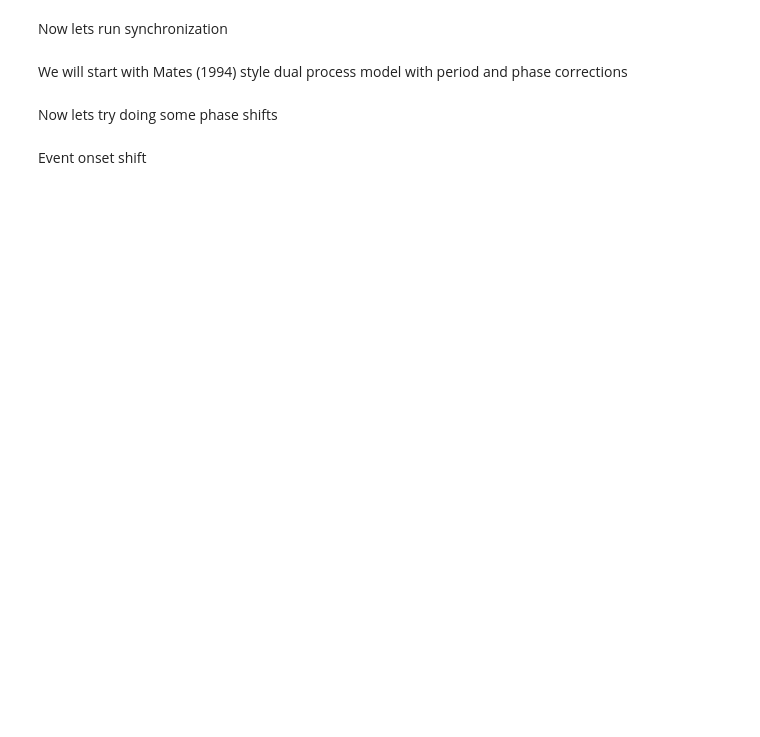
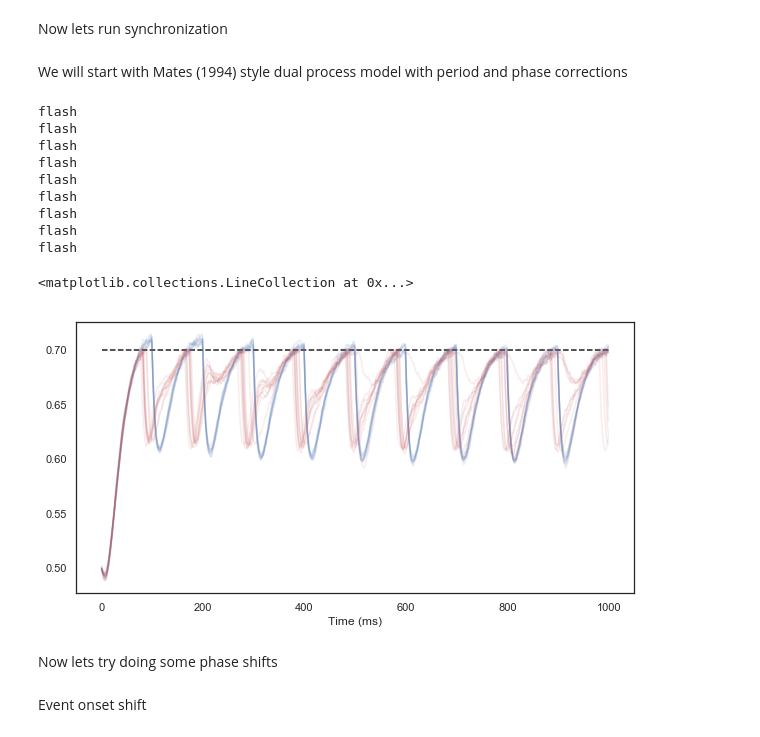
Before and after one commit to jazlab/SE_NL_MJ_2020, a Jupyter notebook: SynchronizationNetwork.ipynb, the cells around one changed output. Cells and saved outputs as stored; diff of their text form; code cells hidden in the pictures; blank space fills up the shorter version.

Commit message:
Updated SynchronizationNetwork to allow for parallel trials

```diff
--- a/SynchronizationNetwork.ipynb
+++ b/SynchronizationNetwork.ipynb
@@ -377,6 +379,7 @@ def start_dual_process_model(state_init, params, niter, duration):
     sig_lst: list of sig in this simulation
 
     '''
+    ## NOTE: reset signal is not the same as the single module network in RSG task ##
 
     # Unpack parameters of the simulation
     Wut = params['Wut']
@@ -447,18 +450,10 @@ def start_dual_process_model(state_init, params, niter, duration):
 
 
         # u-v and y update
-        if yP >= y0:
-            sigP = 1.0
-            print('produce')
-        else:
-            sigP = 0.0
+        sigP = (yP >= y0).astype('float')
 
-        if sigP == 0.0:
-            uP += (-uP + thresh_exp(Wut * IP - Wuv * vP + 0 + np.random.randn(ntrials) * sigma)) / tau * dt
-            vP += (-vP + thresh_exp(Wvt * IP - Wvu * uP + 0 + np.random.randn(ntrials) * sigma)) / tau * dt
-        else:
-            uP += (-uP + thresh_exp(Wut * IP - Wuv * vP - 50 + np.random.randn(ntrials) * sigma)) / tau * dt
-            vP += (-vP + thresh_exp(Wvt * IP - Wvu * uP + 50 + np.random.randn(ntrials) * sigma)) / tau * dt
+        uP += (-uP + thresh_exp(Wut * IP - Wuv * vP - 50 * sigP + np.random.randn(ntrials) * sigma)) / tau * dt
+        vP += (-vP + thresh_exp(Wvt * IP - Wvu * uP + 50 * sigP + np.random.randn(ntrials) * sigma)) / tau * dt
 
         yP += (-yP + uP - vP + np.random.randn(ntrials) * sigma) / 100 * dt
 
@@ -493,18 +488,30 @@ def simulate_synchronization(ntrials=1, duration=600, nstages=10, sigma=0, K=3.0
 
     return usim, vsim, ysim, Ilst, siglst, u_p, v_p, y_p, I_p
 # %%
-usim, vsim, ysim, Ilst, siglst, u_p, v_p, y_p, I_p = simulate_synchronization(ntrials=1, duration=1000, nstages=10, sigma=0.0, K=3, initI=0.771, alpha = 0.5
+usim, vsim, ysim, Ilst, siglst, u_p, v_p, y_p, I_p = simulate_synchronization(ntrials=10, duration=1000, nstages=10, sigma=0.01, K=3, initI=0.771, alpha = 0.5
                                                                             )
 
 plt.figure(figsize=(10, 5))
 #a = remove_nan_transpose(siglst)
 #for i in range(len(a)):
 #    plt.plot(np.arange(len(a[i])) * 10, a[i], 'b', alpha=0.1)
-plt.plot(ysim)
-plt.plot(y_p)
+plt.plot(ysim, 'b', alpha=0.1)
+plt.plot(y_p, 'r', alpha=0.1)
 plt.xlabel('Time (ms)')
 #plt.ylabel('y')
 plt.hlines(0.7, 0, 1000*10/PARAMS_DICT['dt'], linestyles='--')
+# %% [output]
+flash
+flash
+flash
+flash
+flash
+flash
+flash
+flash
+flash
+<matplotlib.collections.LineCollection at 0x...>
+[figure, added]
 # %% [markdown]
 Now lets try doing some phase shifts
 # %%
```
Also changed, not shown: parts of 7 cells of this notebook.
